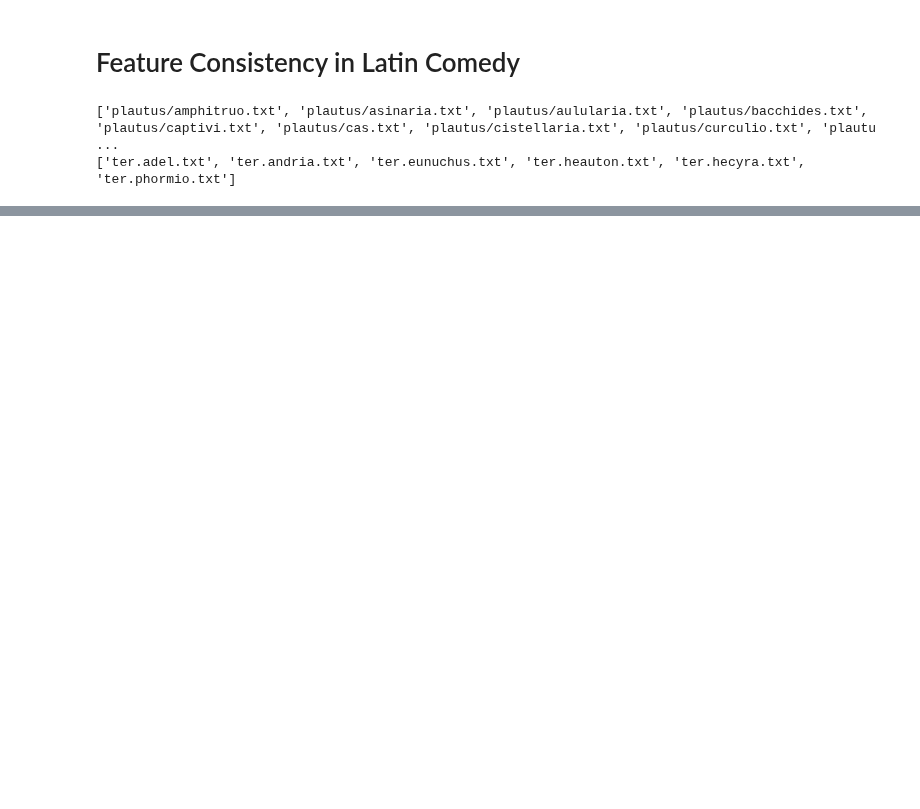
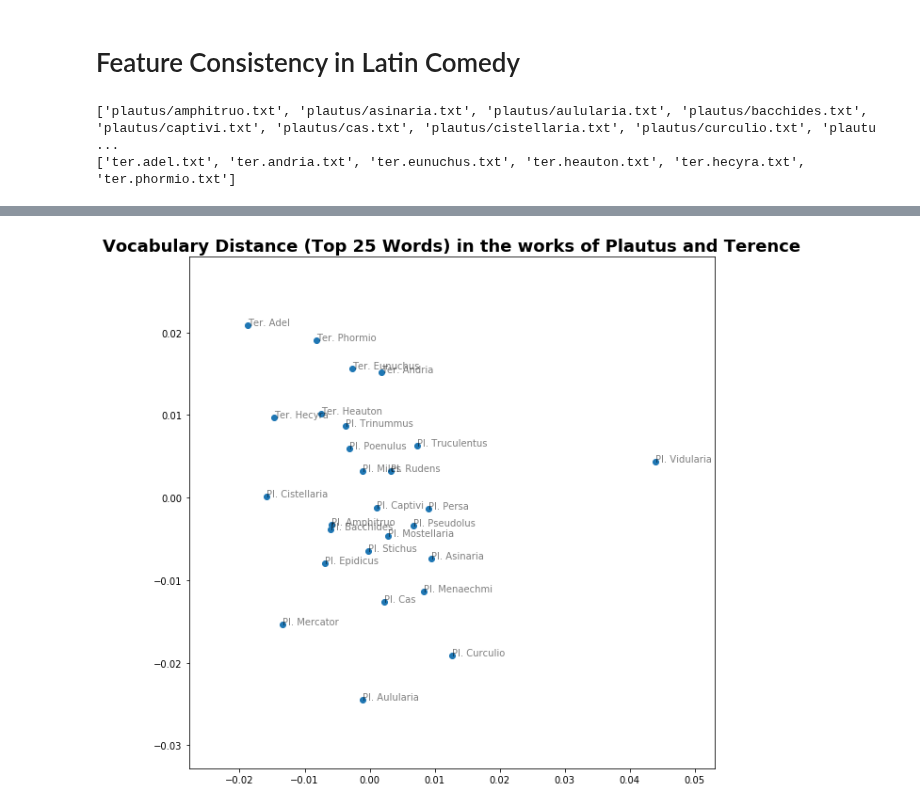
Before and after one commit to diyclassics/ll-experiments, a Jupyter notebook: consistency.ipynb, the cells around one changed output, grey strips where cells are left out. Cells and saved outputs as stored; diff of their text form; code cells hidden in the pictures; blank space fills up the shorter version.

```diff
--- a/consistency.ipynb
+++ b/consistency.ipynb
@@ -269,0 +225,14 @@ print(top_lemmas)
+# %%
+# Create scatterplot showing Euclidean distance
+
+pos = mds.fit_transform(dist)
+xs, ys = pos[:,0], pos[:,1]
+
+plt.figure(figsize=(10,10))
+plt.title(f'Vocabulary Distance (Top {top} Words) in the works of Plautus and Terence', fontsize=18, fontweight='bold')
+plt.scatter(xs, ys, cmap='spring')
+for x, y, name in zip(xs, ys, titles):
+    plt.text(x,y,name,alpha=0.5,fontsize=10)
+plt.show()
+# %% [output]
+[figure, added]
```
Also changed, not shown: parts of 30 cells of this notebook.
